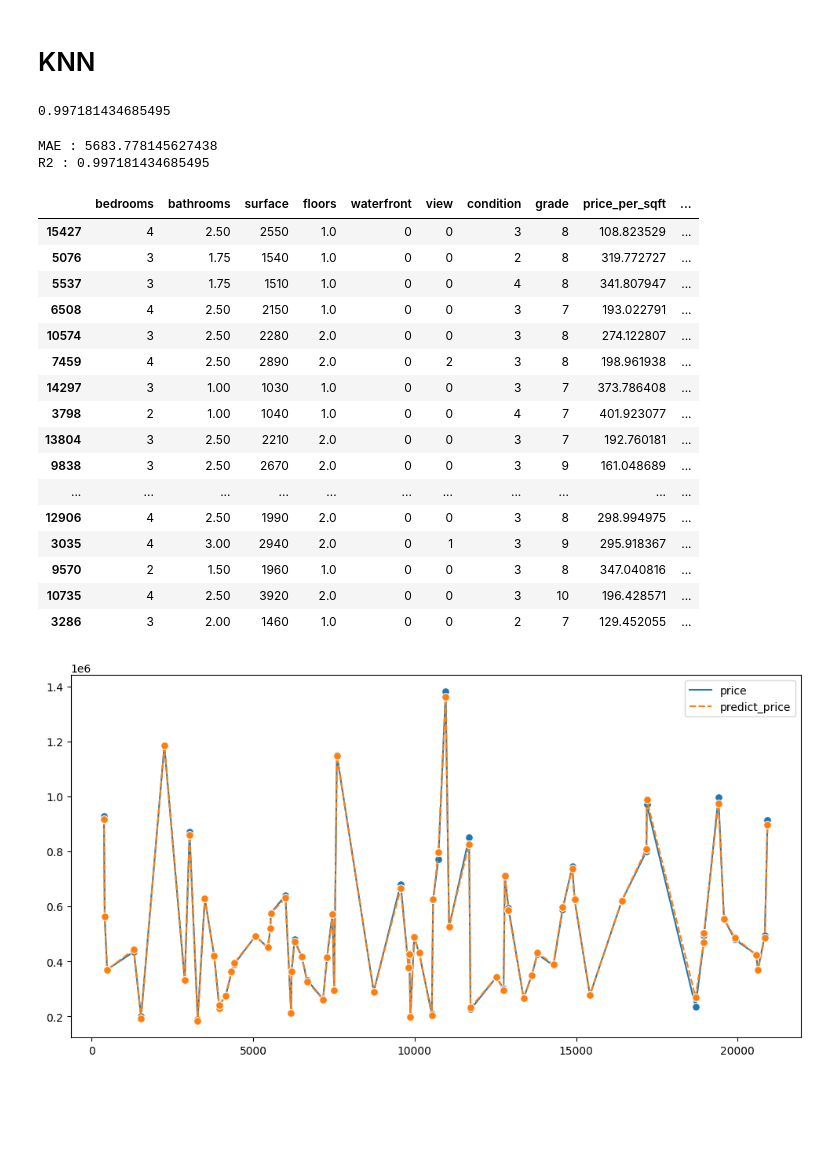
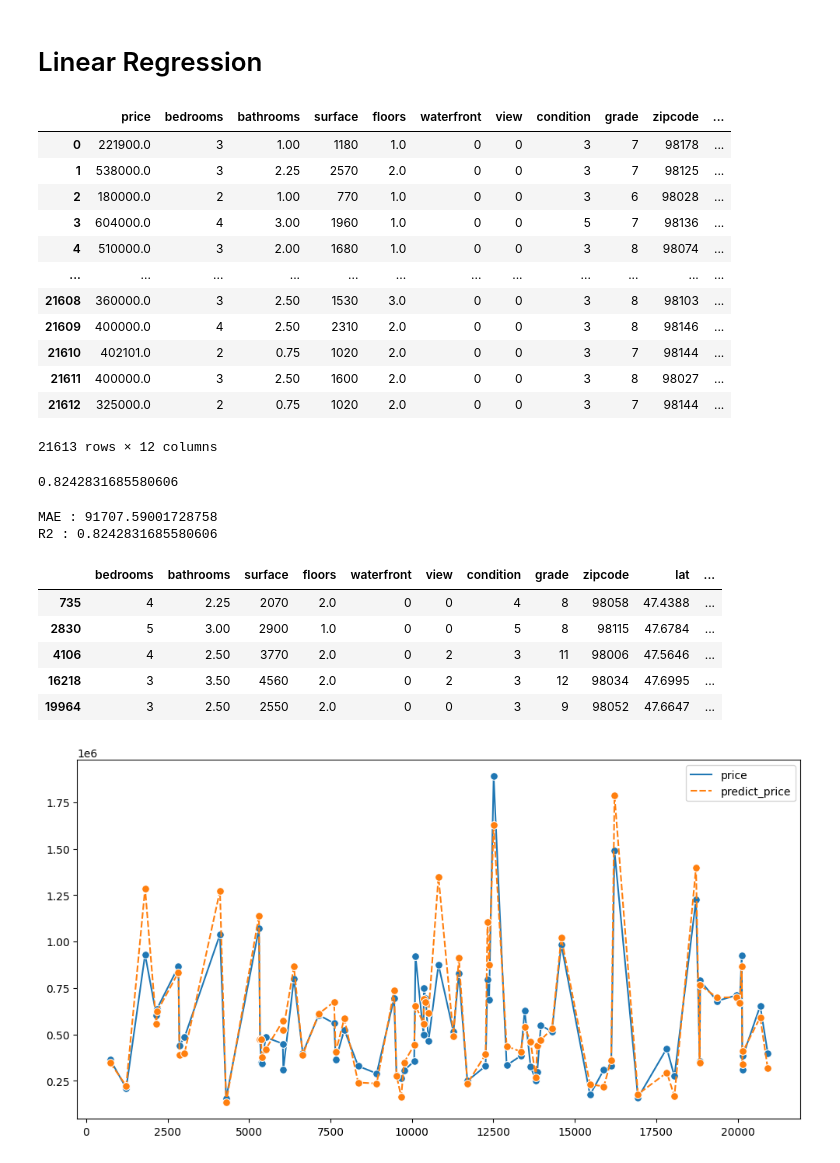
Before and after one commit to DonzerHD/Prediction_prix_maison_application, a Jupyter notebook: notebooks/data_model_Complet.ipynb, the cells around one changed output. Drawn from its saved outputs; the diff is of its cells as text; code cells hidden in the pictures; blank space fills up the shorter version.

```diff
--- a/notebooks/data_model_Complet.ipynb
+++ b/notebooks/data_model_Complet.ipynb
@@ -1,39 +1,67 @@
-# %% [markdown]
-# KNN
+# %% [markdown]
+# Linear Regression
+# %%
+df = pd.read_csv('data/kc_house_data_clean_knn.csv')
+df
+# %% [output]
+|  | price | bedrooms | bathrooms | surface | floors | waterfront | view | condition | grade | zipcode | ... |
+| 0 | 221900.0 | 3 | 1.00 | 1180 | 1.0 | 0 | 0 | 3 | 7 | 98178 | ... |
+| 1 | 538000.0 | 3 | 2.25 | 2570 | 2.0 | 0 | 0 | 3 | 7 | 98125 | ... |
+| 2 | 180000.0 | 2 | 1.00 | 770 | 1.0 | 0 | 0 | 3 | 6 | 98028 | ... |
+| 3 | 604000.0 | 4 | 3.00 | 1960 | 1.0 | 0 | 0 | 5 | 7 | 98136 | ... |
+| 4 | 510000.0 | 3 | 2.00 | 1680 | 1.0 | 0 | 0 | 3 | 8 | 98074 | ... |
+| ... | ... | ... | ... | ... | ... | ... | ... | ... | ... | ... | ... |
+| 21608 | 360000.0 | 3 | 2.50 | 1530 | 3.0 | 0 | 0 | 3 | 8 | 98103 | ... |
+| 21609 | 400000.0 | 4 | 2.50 | 2310 | 2.0 | 0 | 0 | 3 | 8 | 98146 | ... |
+| 21610 | 402101.0 | 2 | 0.75 | 1020 | 2.0 | 0 | 0 | 3 | 7 | 98144 | ... |
+| 21611 | 400000.0 | 3 | 2.50 | 1600 | 2.0 | 0 | 0 | 3 | 8 | 98027 | ... |
+| 21612 | 325000.0 | 2 | 0.75 | 1020 | 2.0 | 0 | 0 | 3 | 7 | 98144 | ... |
+21613 rows × 12 columns
 # %%
 from sklearn.model_selection import train_test_split
 import pandas as pd
 import matplotlib.pyplot as plt
 import seaborn as sns
+from sklearn.preprocessing import MinMaxScaler
 df = pd.read_csv('data/kc_house_data_clean_knn.csv')
 y = df['price']
-X = df.drop(['price' , 'zipcode'], axis=1)
-X_train, X_test, y_train, y_test = train_test_split(X, y, test_size=0.20 , random_state=42)
+X = df.drop(['price'], axis=1)
 
+X_train, X_test, y_train, y_test = train_test_split(X, y, test_size=0.33, random_state=42)
 
 
 # On cree un pipeline de proprocessing pour les variables numériques et une autre pour les variables catégorielles
-numeric_features = X.columns # on récupère les noms des variables numériques
+numeric_features = ['bedrooms', 'bathrooms', 'surface', 'floors', 'waterfront' , 'lat' , 'long'] # on récupère les noms des variables numériques
 from sklearn.pipeline import Pipeline
 from sklearn.impute import SimpleImputer
+from sklearn.preprocessing import StandardScaler , PolynomialFeatures
 
 numeric_transformer = Pipeline([
         ('imputer', SimpleImputer(strategy='mean')), # imputation des valeurs manquantes
+        ('normalizer', MinMaxScaler()), # normalisation des données
         ])
 
 # on déclare à quelles variables on applique quel transformer
+# On cree un pre-processeur pour les variables catégorielles
+categorial_features = [ "zipcode" , "grade" , "condition" , 'view']
+
+from sklearn.preprocessing import OneHotEncoder
+categorical_transformer = OneHotEncoder(sparse=True)
+
 
 from sklearn.compose import ColumnTransformer
 preprocessor = ColumnTransformer(
     transformers=[
         ('num', numeric_transformer, numeric_features),
+        ('cat', categorical_transformer, categorial_features)
     ]
 )
 
 
 #On obtient un pipeline de preprocessing qu'on peut utiliser dans un pipeline d'entainement
 from sklearn.neighbors import KNeighborsRegressor
-knn_4 = KNeighborsRegressor(n_neighbors=3 , weights='distance' , p=1)
+from sklearn.linear_model import LinearRegression , Lasso
+knn_4 = LinearRegression()
 pipe = Pipeline([
      ('prep', preprocessor),
      ('knn', knn_4)
@@ -45,7 +73,7 @@ trained_pipe = pipe.fit(X_train,y_train)
 # scoring sur X_test
 trained_pipe.score(X_test,y_test)
 # %% [output]
-0.997181434685495
+0.8242831685580606
 # %%
 # Faire des prédictions sur le jeu de test
 import numpy as np
@@ -61,32 +89,21 @@ r2 = r2_score(y_test, y_pred)
 print(f'MAE : {mae}')
 print(f'R2 : {r2}')
 # %% [output]
-MAE : 5683.778145627438
-R2 : 0.997181434685495
+MAE : 91707.59001728758
+R2 : 0.8242831685580606
 # %%
 predict_lr_X = trained_pipe.predict(X_test)
 df_model = X_test.copy()
 df_model['price'] = y_test
 df_model['predict_price'] = predict_lr_X.round(0)
-df_model.head(60)
+df_model.head(5)
 # %% [output]
-|  | bedrooms | bathrooms | surface | floors | waterfront | view | condition | grade | price_per_sqft | ... |
-| 15427 | 4 | 2.50 | 2550 | 1.0 | 0 | 0 | 3 | 8 | 108.823529 | ... |
-| 5076 | 3 | 1.75 | 1540 | 1.0 | 0 | 0 | 2 | 8 | 319.772727 | ... |
-| 5537 | 3 | 1.75 | 1510 | 1.0 | 0 | 0 | 4 | 8 | 341.807947 | ... |
-| 6508 | 4 | 2.50 | 2150 | 1.0 | 0 | 0 | 3 | 7 | 193.022791 | ... |
-| 10574 | 3 | 2.50 | 2280 | 2.0 | 0 | 0 | 3 | 8 | 274.122807 | ... |
-| 7459 | 4 | 2.50 | 2890 | 2.0 | 0 | 2 | 3 | 8 | 198.961938 | ... |
-| 14297 | 3 | 1.00 | 1030 | 1.0 | 0 | 0 | 3 | 7 | 373.786408 | ... |
-| 3798 | 2 | 1.00 | 1040 | 1.0 | 0 | 0 | 4 | 7 | 401.923077 | ... |
-| 13804 | 3 | 2.50 | 2210 | 2.0 | 0 | 0 | 3 | 7 | 192.760181 | ... |
-| 9838 | 3 | 2.50 | 2670 | 2.0 | 0 | 0 | 3 | 9 | 161.048689 | ... |
-| ... | ... | ... | ... | ... | ... | ... | ... | ... | ... | ... |
-| 12906 | 4 | 2.50 | 1990 | 2.0 | 0 | 0 | 3 | 8 | 298.994975 | ... |
-| 3035 | 4 | 3.00 | 2940 | 2.0 | 0 | 1 | 3 | 9 | 295.918367 | ... |
-| 9570 | 2 | 1.50 | 1960 | 1.0 | 0 | 0 | 3 | 8 | 347.040816 | ... |
-| 10735 | 4 | 2.50 | 3920 | 2.0 | 0 | 0 | 3 | 10 | 196.428571 | ... |
-| 3286 | 3 | 2.00 | 1460 | 1.0 | 0 | 0 | 2 | 7 | 129.452055 | ... |
+|  | bedrooms | bathrooms | surface | floors | waterfront | view | condition | grade | zipcode | lat | ... |
+| 735 | 4 | 2.25 | 2070 | 2.0 | 0 | 0 | 4 | 8 | 98058 | 47.4388 | ... |
+| 2830 | 5 | 3.00 | 2900 | 1.0 | 0 | 0 | 5 | 8 | 98115 | 47.6784 | ... |
+| 4106 | 4 | 2.50 | 3770 | 2.0 | 0 | 2 | 3 | 11 | 98006 | 47.5646 | ... |
+| 16218 | 3 | 3.50 | 4560 | 2.0 | 0 | 2 | 3 | 12 | 98034 | 47.6995 | ... |
+| 19964 | 3 | 2.50 | 2550 | 2.0 | 0 | 0 | 3 | 9 | 98052 | 47.6647 | ... |
 # %%
 fig, ax = plt.subplots(figsize=(12, 6))
 
@@ -94,7 +111,7 @@ sns.lineplot(data=df_model[['price', 'predict_price']].head(70), ax=ax, marker='
 
 plt.show()
 # %% [output]
-[figure, old version]
+[figure, new version]
 # %%
 plt.scatter(y_test, predict_lr_X)
 # %% [output]
```
Also changed, not shown: parts of 7 cells of this notebook, 7 other files.
